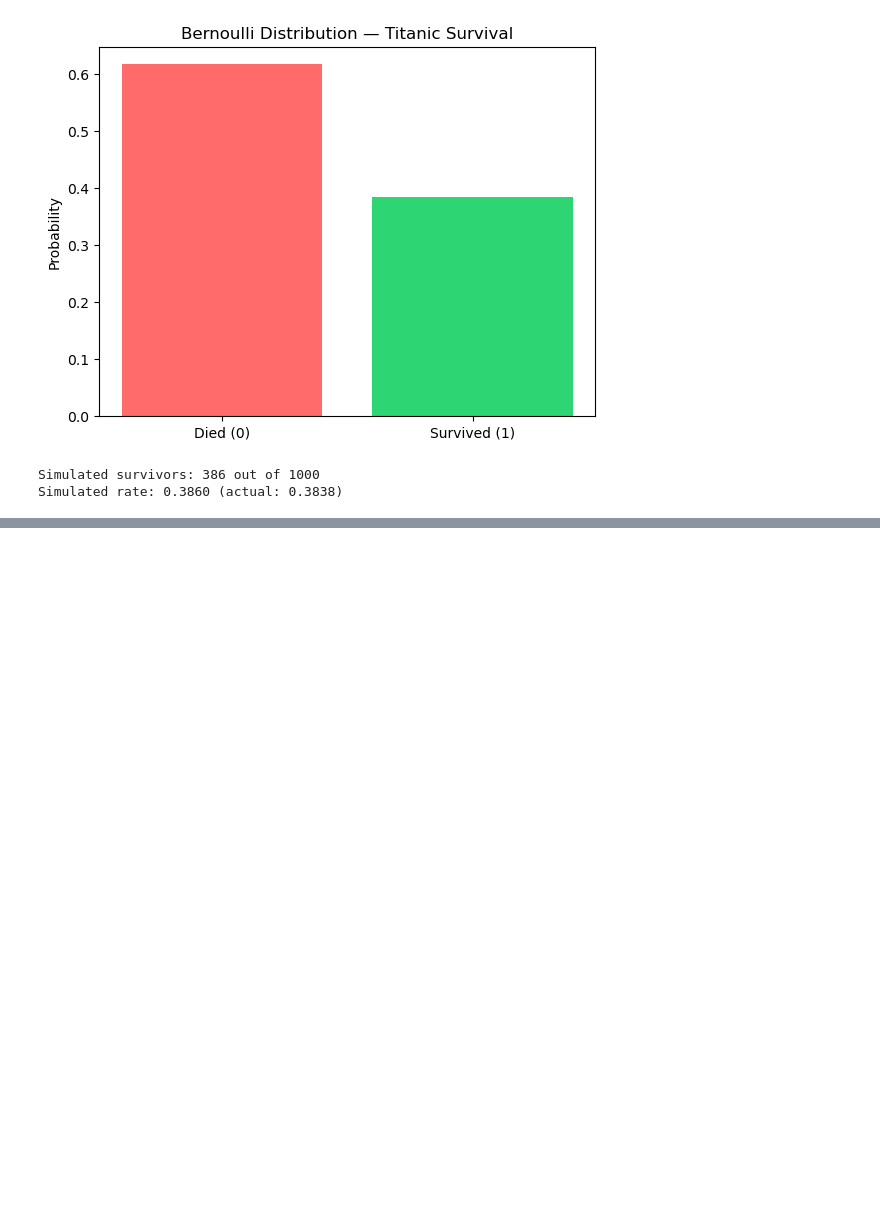
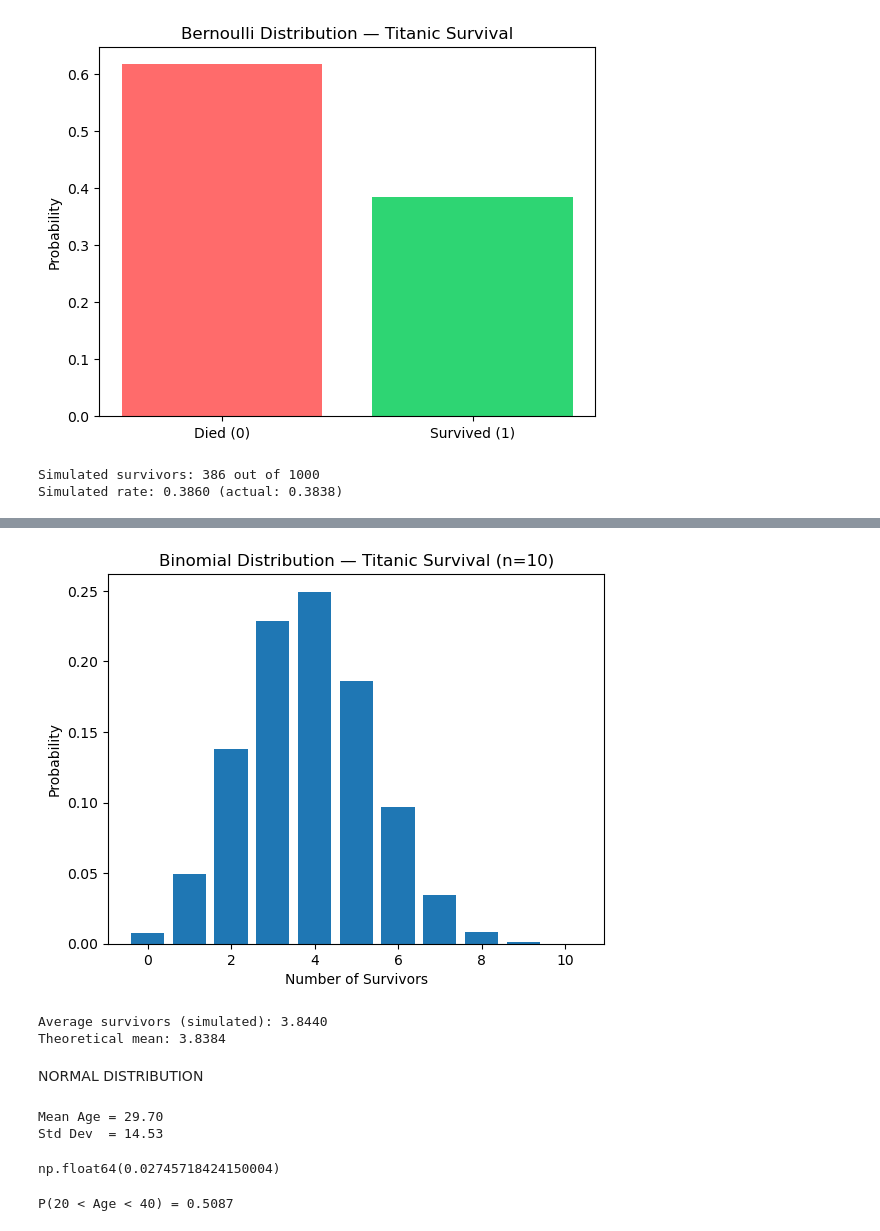
Before and after one commit to tashfeen786/AI-ML-BootCamp, a Jupyter notebook: NETSOL WORK/Week_4/TitanicDataset_to_Perform_ALL_Distributions.ipynb, the cells around one changed output, grey strips where cells are left out. Drawn from its saved outputs; the diff is of its cells as text; code cells hidden in the pictures; blank space fills up the shorter version.

```diff
--- a/NETSOL WORK/Week_4/TitanicDataset_to_Perform_ALL_Distributions.ipynb
+++ b/NETSOL WORK/Week_4/TitanicDataset_to_Perform_ALL_Distributions.ipynb
@@ -72,0 +131,7 @@ Simulated rate: 0.3860 (actual: 0.3838)
+# %%
+from scipy import stats
+
+n = 10
+p = df['Survived'].mean()
+
+binom = stats.binom(n, p)
@@ -72,0 +146,24 @@ Simulated rate: 0.3860 (actual: 0.3838)
+# %%
+import matplotlib.pyplot as plt
+import numpy as np
+
+x = np.arange(0, n+1)
+y = binom.pmf(x)
+
+plt.bar(x, y)
+plt.title('Binomial Distribution — Titanic Survival (n=10)')
+plt.xlabel('Number of Survivors')
+plt.ylabel('Probability')
+plt.show()
+# %% [output]
+[figure, added]
+# %%
+samples = binom.rvs(1000)
+
+print(f"Average survivors (simulated): {samples.mean():.4f}")
+print(f"Theoretical mean: {binom.mean():.4f}")
+# %% [output]
+Average survivors (simulated): 3.8440
+Theoretical mean: 3.8384
+# %% [markdown]
+NORMAL DISTRIBUTION
@@ -72,0 +172,9 @@ Simulated rate: 0.3860 (actual: 0.3838)
+# %%
+mean = age_data.mean()
+std = age_data.std()
+
+print(f"Mean Age = {mean:.2f}")
+print(f"Std Dev  = {std:.2f}")
+# %% [output]
+Mean Age = 29.70
+Std Dev  = 14.53
@@ -72,0 +185,9 @@ Simulated rate: 0.3860 (actual: 0.3838)
+# %%
+normal_dist.pdf(30)
+# %% [output]
+np.float64(0.02745718424150004)
+# %%
+p = normal_dist.cdf(40) - normal_dist.cdf(20)
+print(f"P(20 < Age < 40) = {p:.4f}")
+# %% [output]
+P(20 < Age < 40) = 0.5087
```
Also changed, not shown: parts of 18 cells of this notebook.
